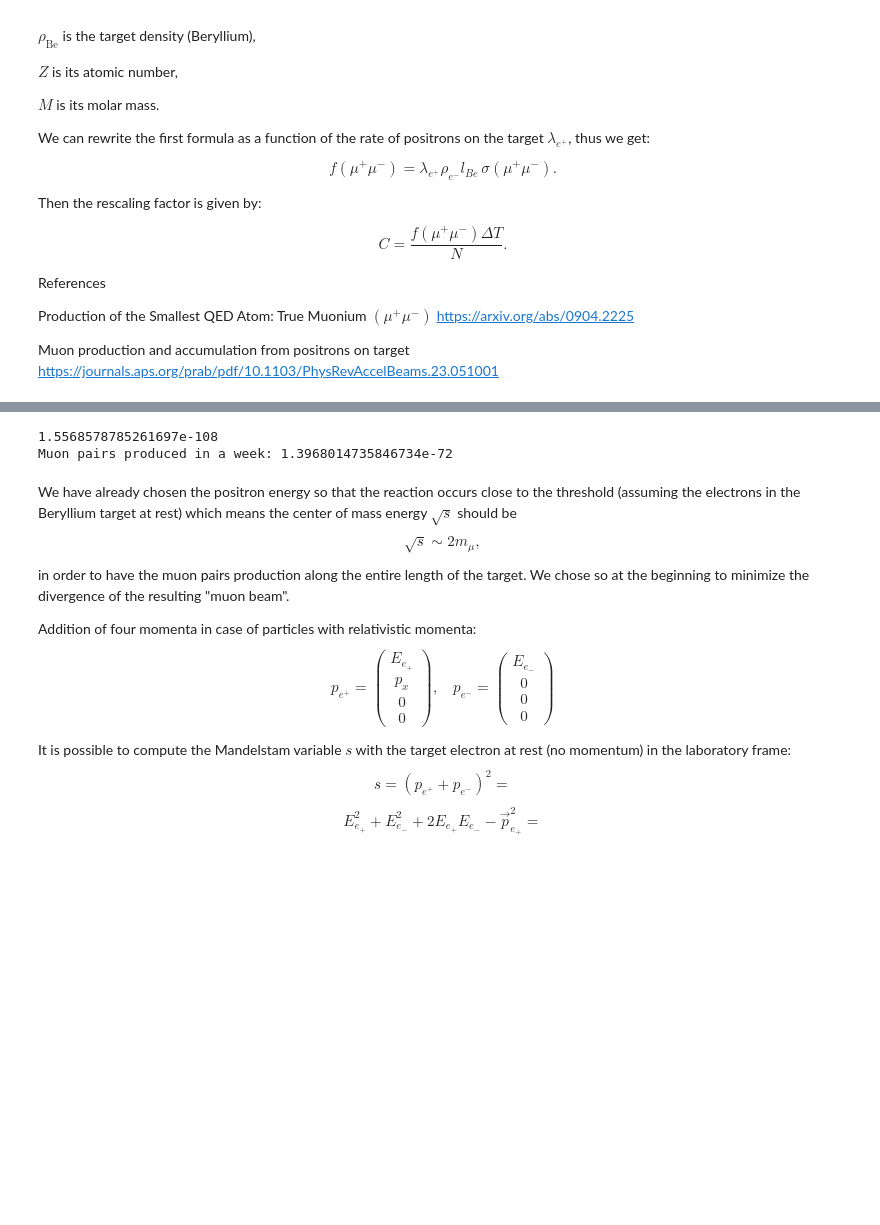
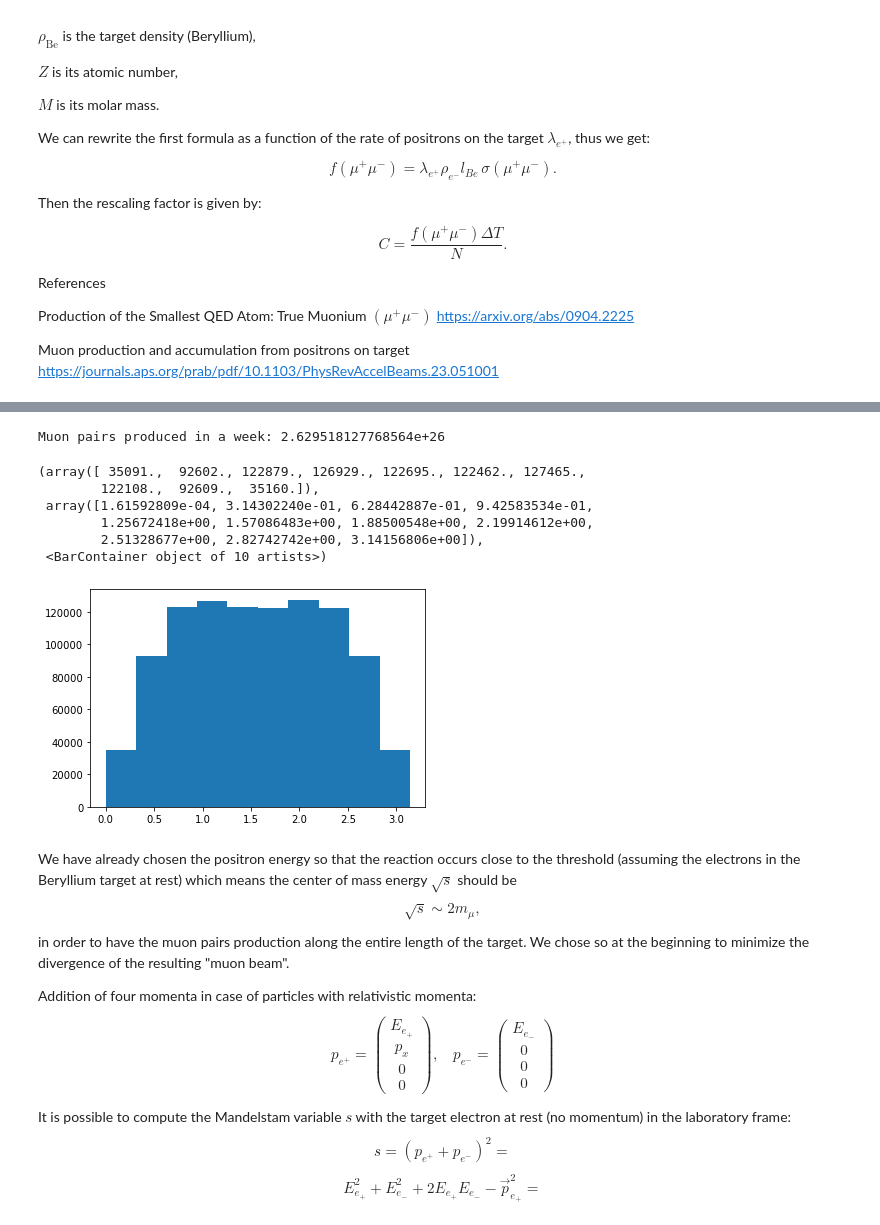
Before and after one commit to jjackson1994/Muon_Project, a Jupyter notebook: WalterPart_6_8.ipynb, the cells around one changed output, grey strips where cells are left out. Drawn from its saved outputs; the diff is of its cells as text; code cells hidden in the pictures; blank space fills up the shorter version.

Commit message:
Daniels updates, inc new functions code, updated total cross section calc with the beam energy taken from part 8

```diff
--- a/WalterPart_6_8.ipynb
+++ b/WalterPart_6_8.ipynb
@@ -101,27 +101,28 @@ import matplotlib.pyplot as plt
 import numpy as np
 from scipy.interpolate import interp1d
 import numpy.random as npr
+import axispi as axp
 
 #conversion factor
 con1 = 2.56819e-3 #MeV−2,  (DCS MeV-2)/con1 = DCS barns
 #----------constants-------------
-e = 1.6e-19
 #Electron and Muon mass squared
 mu2 = 105.658**2 #Mev^2
 me2 = 0.5110**2 #Mev^2
 S = 4*mu2 + 5000 #5000MeV^2 over threshold energy
-#---------------------------------
+alpha = 0.007297352 #no unit of measurement
 
 def ab(s):
     #more constants to simplify calculation
     ce = 1-(4*me2/s)
     cu = 1-(4*mu2/s)
-    c1 = e**4/(64 * np.pi**2 * s)
+    c1 = alpha**2/(4*s)#e**4/(64 * np.pi**2 * s)
     c2 = c1 * cu**(1/2) * ce**(-1/2)
 
     a = c2 * (1+(4/s)*(me2+mu2))
     b = c2 * (1-(4*mu2/s)) * (1-(4*me2/s))
     return a, b
+
 
 #differential cross section
 def dcs(theta,s):#theta - ejection angle #s - CoM energy squared
@@ -129,23 +130,25 @@ def dcs(theta,s):#theta - ejection angle #s - CoM energy squared
     return a+b*np.cos(theta)**2
 
 #total cross section
-def sigma(s):#s - CoM energy squared
+def tcs(s):#s - CoM energy squared
     a,b = ab(s)
-    return (4*np.pi/3)*(3*a + b)
+    return (4*np.pi/3)*(3*a + b)#in 1/MeV^2
 
 #############################################################################
 
 #probability density function, PDF of ejection angles
 def pdf(theta,s):#theta - ejection angle #s - CoM energy squared
-    a,b = ab(s)
-    sig = sigma(s)
-    DCS = dcs(theta,s)
+    sig = tcs(s) # daniels
+    #sig = sigma(s) # mariams
+    DCS = dcs(theta,s) # daniels
+    #DCS = d_sigma(s,theta) # mariams
     return (2*np.pi*np.sin(theta)/sig)*DCS
 
 #Cumulitive Density Function. Probability a THETA sampled is less than theta in the function.
 def cdf(theta,s):
     a,b = ab(s)
-    sig = sigma(s)
+    sig = tcs(s) # daniels
+    #sig = sigma(s) # mariams
     return (2*np.pi/sig)*((-np.cos(theta)*(3*a+b*np.cos(theta)**2)*1/3)+ a)
 
 #Theta Generation, Sampling from the PDF, Using Inverse CDF Method
@@ -160,29 +173,43 @@ def thetaGen2(howMany,s):#howMany - the number of thetas to generate #s - CoM en
 # %%
 lBe = 3                  #Beryllium target thickness [cm]
 lmbd = 10**6             #rate of positron on target [Hz]
 time = 60*60*24*7        #seconds in a week
 Na = 6.0221409e+23       #Avogadro constant [mol^-1]
 dBe = 1.85               #Beryllium density [g/cm^3]
 ZBe = 4                  #Beryllium atomic number
 MBe = 9.0121820          #Berylium molar mass [g/mol]
 muon_m = 105.6583755     #Muon mass [MeV/c^2]
+elec_m = 0.510998
 sq_root_s = 2*muon_m     #center of mass energy [MeV/c^2]
+E_lab = 743714
+s = 2*elec_m**2+2*elec_m*E_lab #calculated from beam energy required to penetrate 3cm
+
 
 d_el = Na * dBe * ZBe / MBe     #Beryllium electron density [number of electron/cm^-3]
 #1barn=1e-24 cm^2
-sig = sigma(sq_root_s**2)*1e-24 #muons pair production cross section [b]
-print(sig)
-f_mu = lmbd * d_el * lBe * sig  #rate of produced muon pairs [Hz]
+sigma = tcs(2*elec_m**2+2*elec_m*E_lab) #muons pair production cross section [1/MeV^2]
+f_mu = lmbd * d_el * lBe * sigma  #rate of produced muon pairs [Hz]
 C = f_mu * time                 #scaling factor
 
 print("Muon pairs produced in a week:", C)
 
 # apply the scale factor to the N events in order to
 # represent the statistics that would be gathered in a
 # week of continuous operations
+
+#maybe put in a smaller number for testing
+muonThetas = thetaGen2(int(10e5),s)#input number of muons angles you want to generate and the CoM^2
+figThetaDist = plt.figure()
+plt.hist(muonThetas)
 # %% [output]
-1.5568578785261697e-108
-Muon pairs produced in a week: 1.3968014735846734e-72
+Muon pairs produced in a week: 2.629518127768564e+26
+(array([ 35091.,  92602., 122879., 126929., 122695., 122462., 127465.,
+        122108.,  92609.,  35160.]),
+ array([1.61592809e-04, 3.14302240e-01, 6.28442887e-01, 9.42583534e-01,
+        1.25672418e+00, 1.57086483e+00, 1.88500548e+00, 2.19914612e+00,
+        2.51328677e+00, 2.82742742e+00, 3.14156806e+00]),
+ <BarContainer object of 10 artists>)
+[figure, added]
 # %% [markdown]
 We have already chosen the positron energy so that the reaction occurs close to the threshold (assuming the electrons in the Beryllium target at rest) which means the center of mass energy $\sqrt {s}$ should be
 $$\sqrt {s} \sim 2m_\mu ,$$
```
Also changed, not shown: parts of 2 cells of this notebook.
